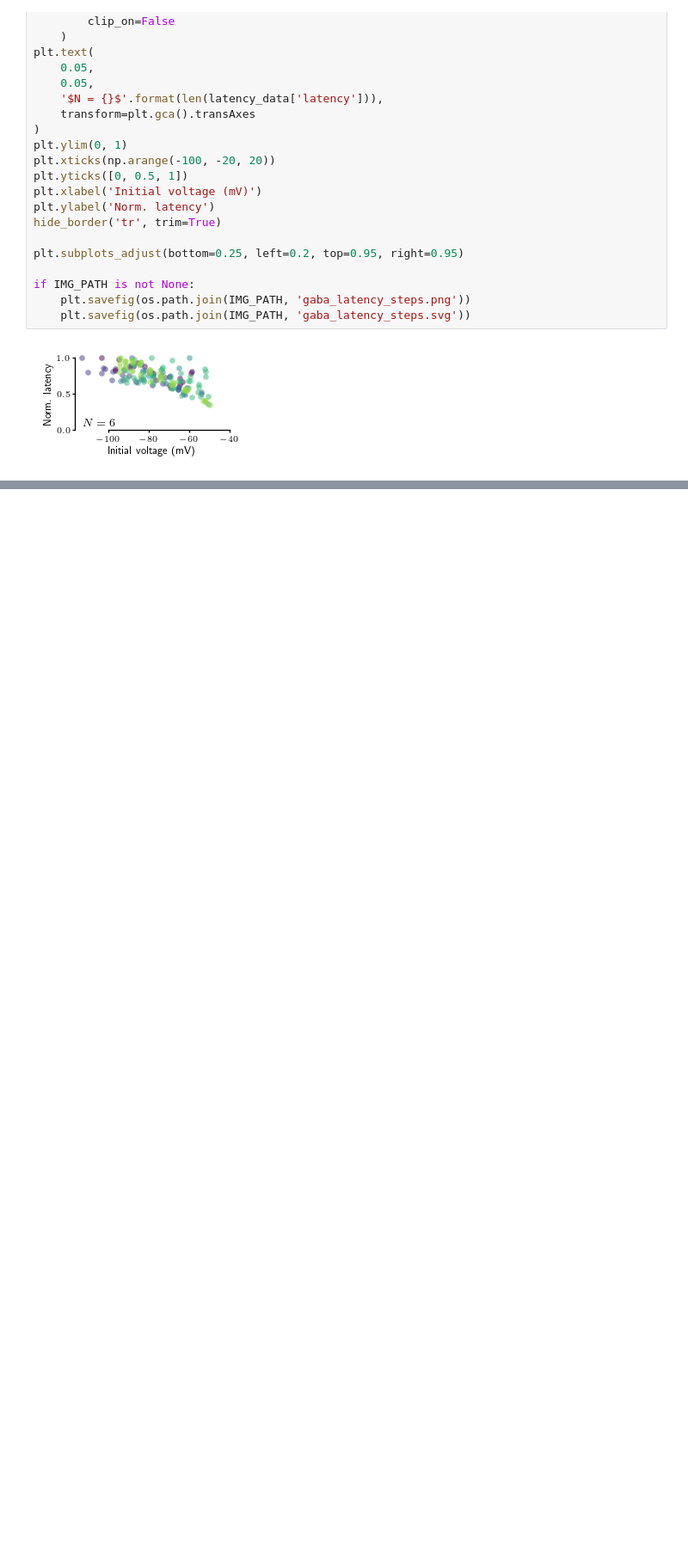
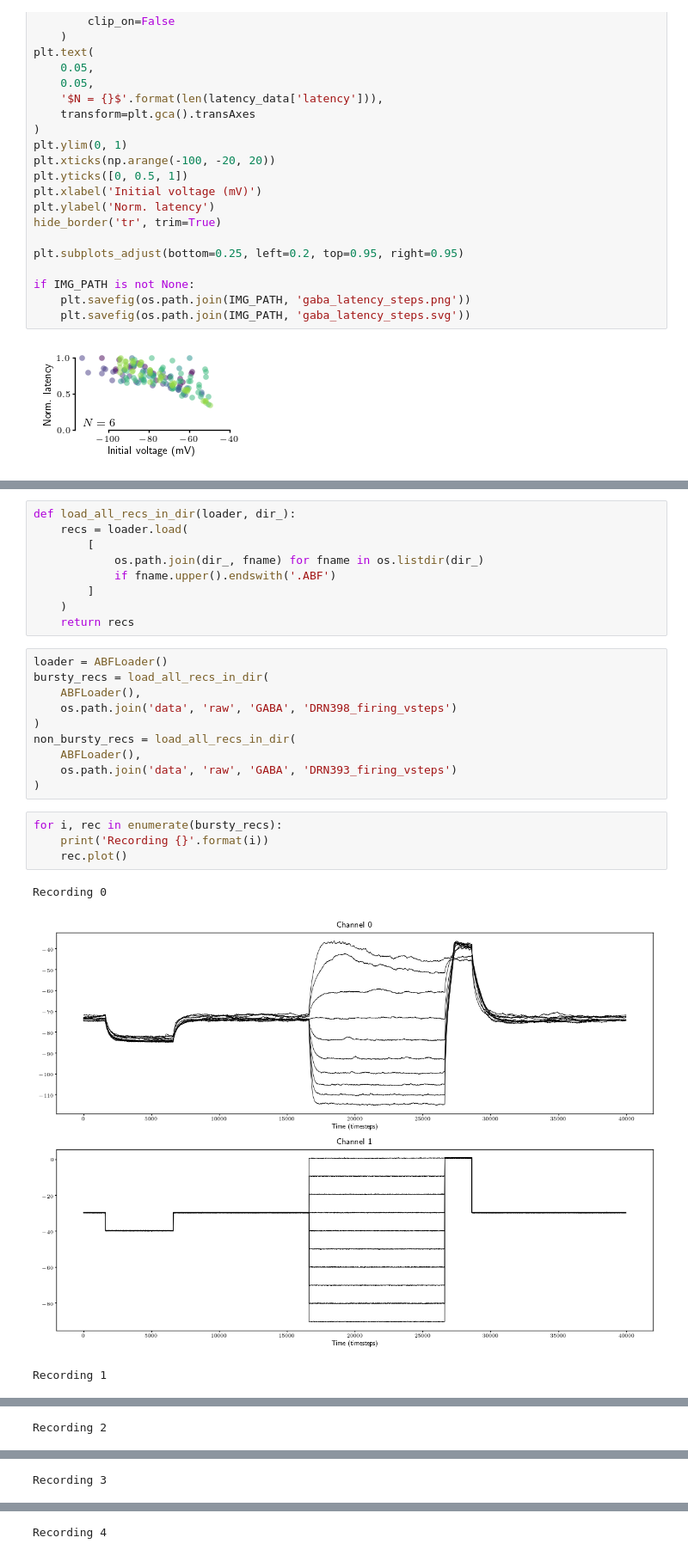
Before and after one commit to nauralcodinglab/raphegif, a Jupyter notebook: figs/scripts/writeup/gaba_spk_latencies.ipynb, the cells around one changed output, grey strips where cells are left out. Shown at 86% size. Saved outputs shown, nothing was run; the diff lists cells and outputs as text; blank space fills up the shorter version.

```diff
--- a/figs/scripts/writeup/gaba_spk_latencies.ipynb
+++ b/figs/scripts/writeup/gaba_spk_latencies.ipynb
@@ -127,0 +131,27 @@ if IMG_PATH is not None:
+# %%
+def load_all_recs_in_dir(loader, dir_):
+    recs = loader.load(
+        [
+            os.path.join(dir_, fname) for fname in os.listdir(dir_)
+            if fname.upper().endswith('.ABF')
+        ]
+    )
+    return recs
+# %%
+loader = ABFLoader()
+bursty_recs = load_all_recs_in_dir(
+    ABFLoader(),
+    os.path.join('data', 'raw', 'GABA', 'DRN398_firing_vsteps')
+)
+non_bursty_recs = load_all_recs_in_dir(
+    ABFLoader(),
+    os.path.join('data', 'raw', 'GABA', 'DRN393_firing_vsteps')
+)
+# %%
+for i, rec in enumerate(bursty_recs):
+    print('Recording {}'.format(i))
+    rec.plot()
+# %% [output]
+Recording 0
+[figure, added]
+Recording 1
@@ -127,0 +159 @@ if IMG_PATH is not None:
+Recording 2
@@ -127,0 +161 @@ if IMG_PATH is not None:
+Recording 3
@@ -127,0 +163 @@ if IMG_PATH is not None:
+Recording 4
```
Also changed, not shown: parts of 16 cells of this notebook.
